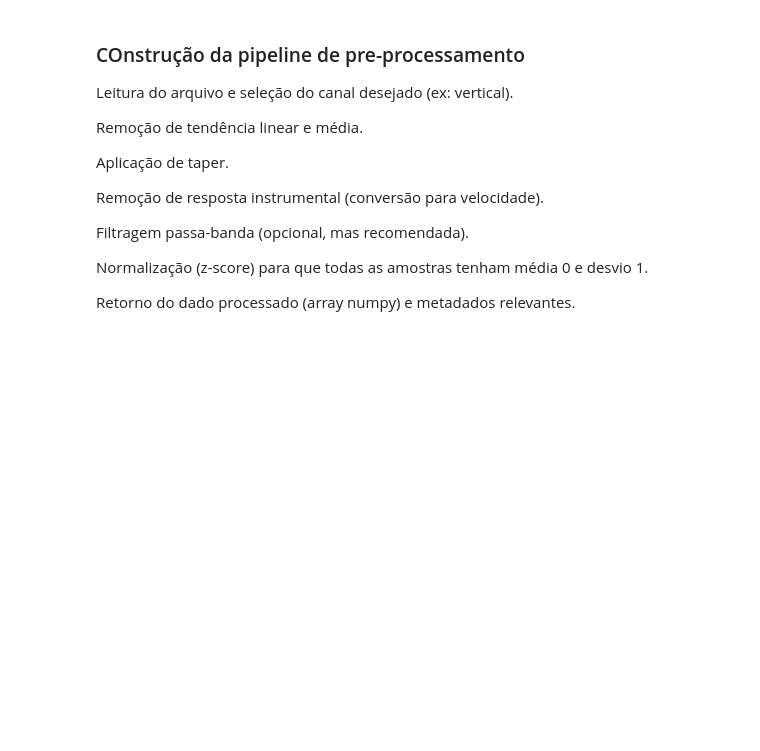
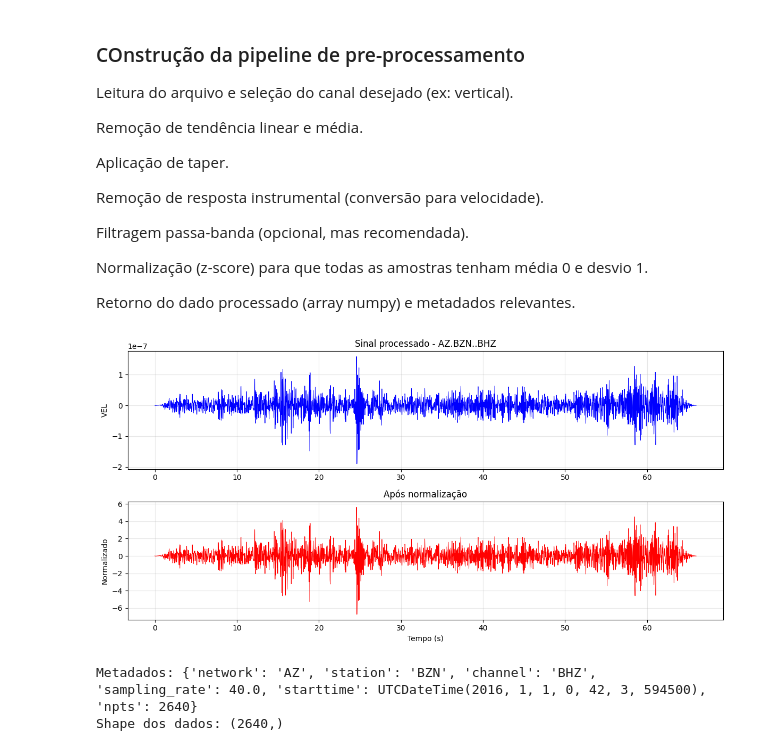
Before and after one commit to alvarosamp/TCC, a Jupyter notebook: estudos/RemocaoDeResposta/RemocaodeResposta.ipynb, the cells around one changed output. Drawn from its saved outputs; the diff is of its cells as text; code cells hidden in the pictures; blank space fills up the shorter version.

```diff
--- a/estudos/RemocaoDeResposta/RemocaodeResposta.ipynb
+++ b/estudos/RemocaoDeResposta/RemocaodeResposta.ipynb
@@ -26,6 +28,6 @@ import numpy as np
 
 #Configurar o SCEDEC
 # %%
-pasta_dados = r'C:\Users\alvaro.careli\Documents\TCC\data\scedc-pds\event_waveforms\2016\2016_001\37509256.ms'
+pasta_dados = r'C:\Users\vish8\OneDrive\Documentos\SeriesTemporaisSismicas\data\scedc-pds\event_waveforms\2016\2016_001\37509256.ms'
 print(pasta_dados[:10])
 # %% [output]
@@ -101,7 +103,7 @@ inv = client.get_stations(network = 'AZ',
                           level = 'response')
 inv.write('AZ.BZN.xml', format='STATIONXML')
 # %%
-inv = read_inventory('C:\\Users\\alvaro.careli\\Documents\\TCC\\data\\scedc-pds\\FDSNstationXML\\AZ\\AZ.BZN.xml')
+inv = read_inventory('C:\\Users\\vish8\\OneDrive\\Documentos\\SeriesTemporaisSismicas\\data\\scedc-pds\\FDSNstationXML\\AZ\\AZ.BZN.xml')
 print(inv)
 # %% [output]
 Inventory created at 2026-03-02T14:02:32.000000Z
@@ -297,0 +344,20 @@ def processar_waveform(caminho_wave : str, caminho_env : str, canal_alvo: str =
+# %%
+#Testando pipeline
+# Caminhos (ajuste conforme sua estrutura)
+caminho_wave = r"C:\Users\vish8\OneDrive\Documentos\SeriesTemporaisSismicas\data\scedc-pds\event_waveforms\2016\2016_001\37509256.ms"
+caminho_inv = r"C:\Users\vish8\OneDrive\Documentos\SeriesTemporaisSismicas\data\scedc-pds\FDSNstationXML\AZ\AZ.BZN.xml"
+
+# Executar o pipeline
+dados_proc, metadados = preprocessar_waveform(
+    caminho_wave, caminho_inv,
+    canal_alvo='BHZ', output='VEL',
+    pre_filt=(0.5, 1.0, 18.0, 20.0),
+    normalizar=True, plot=True
+)
+
+print("Metadados:", metadados)
+print("Shape dos dados:", dados_proc.shape)
+# %% [output]
+[figure, added]
+Metadados: {'network': 'AZ', 'station': 'BZN', 'channel': 'BHZ', 'sampling_rate': 40.0, 'starttime': UTCDateTime(2016, 1, 1, 0, 42, 3, 594500), 'npts': 2640}
+Shape dos dados: (2640,)
```
Also changed, not shown: parts of 4 cells of this notebook, 15 other files.
